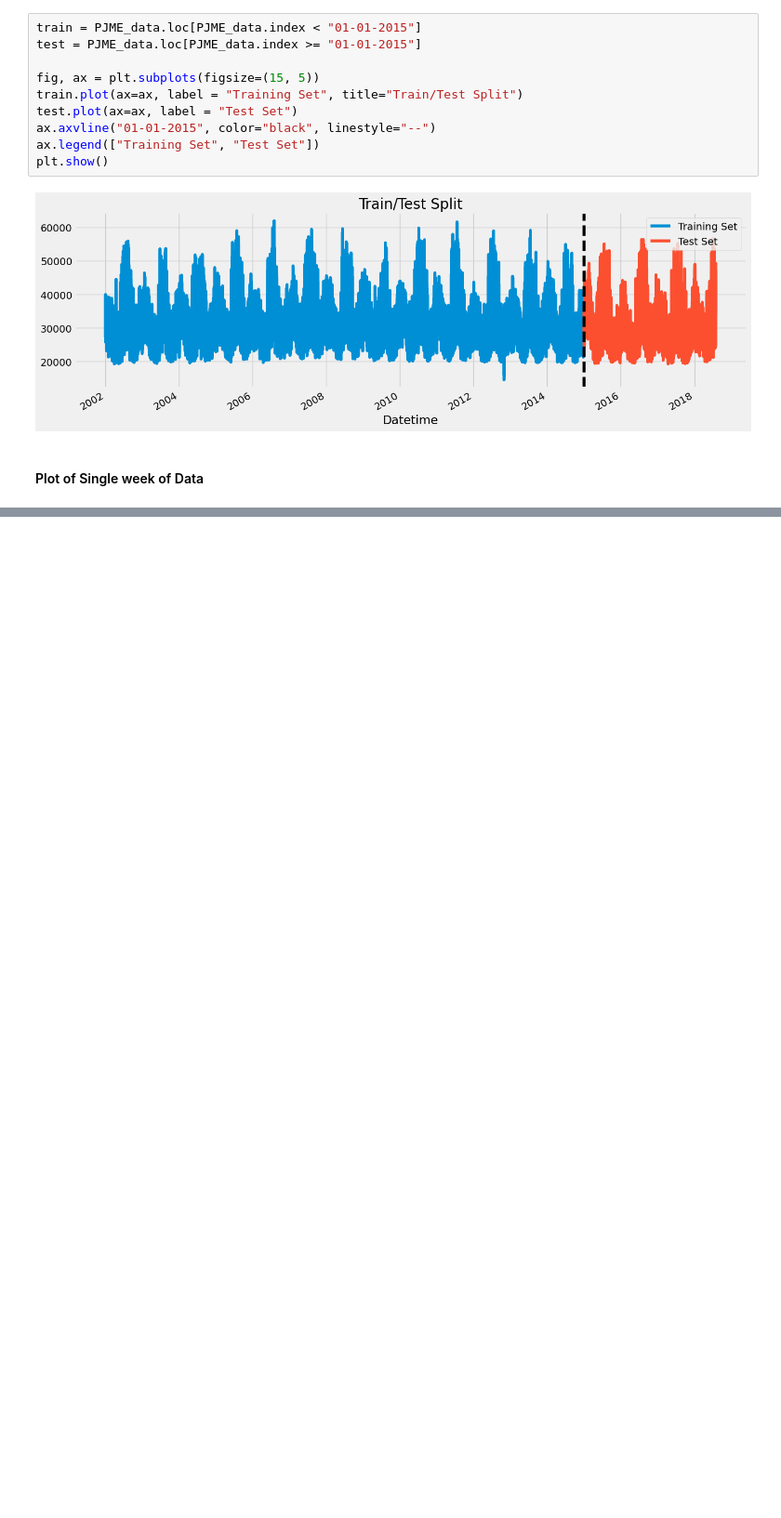
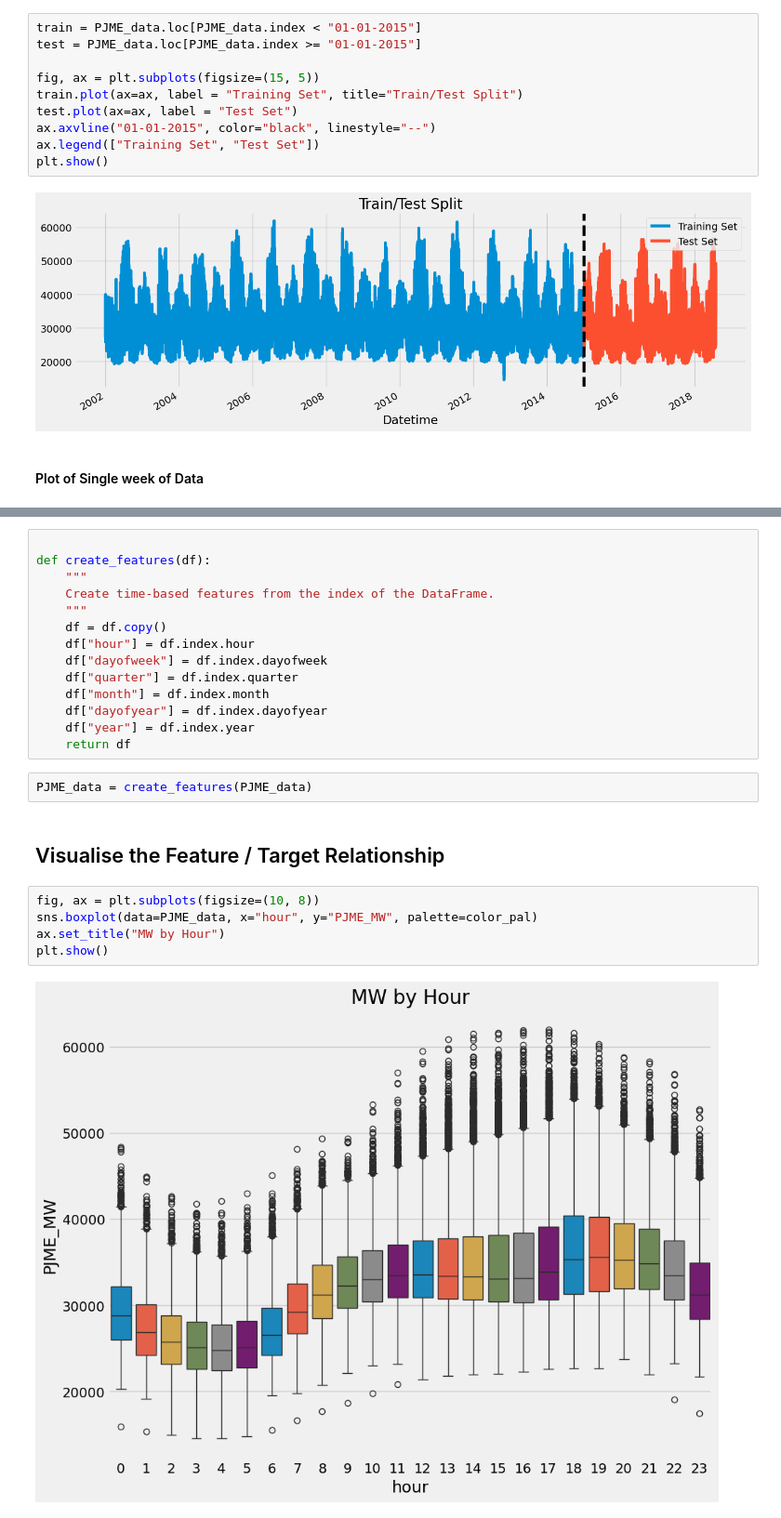
Before and after one commit to kochezz/TS-Energy-Consumption-XGB, a Jupyter notebook: notebooks/01_EDA.ipynb, the cells around one changed output, grey strips where cells are left out. Shown: that part at 93% size. Cells and saved outputs as stored; diff of their text form; blank space fills up the shorter version.

```diff
--- a/notebooks/01_EDA.ipynb
+++ b/notebooks/01_EDA.ipynb
@@ -85,0 +92,25 @@ plt.show()
+# %%
+
+def create_features(df):
+    """
+    Create time-based features from the index of the DataFrame.
+    """
+    df = df.copy()
+    df["hour"] = df.index.hour
+    df["dayofweek"] = df.index.dayofweek
+    df["quarter"] = df.index.quarter
+    df["month"] = df.index.month
+    df["dayofyear"] = df.index.dayofyear
+    df["year"] = df.index.year
+    return df
+# %%
+PJME_data = create_features(PJME_data)
+# %% [markdown]
+## Visualise the Feature / Target Relationship
+# %%
+fig, ax = plt.subplots(figsize=(10, 8))
+sns.boxplot(data=PJME_data, x="hour", y="PJME_MW", palette=color_pal)
+ax.set_title("MW by Hour")
+plt.show()
+# %% [output]
+[figure, added]
```
Also changed, not shown: parts of 11 cells of this notebook.
